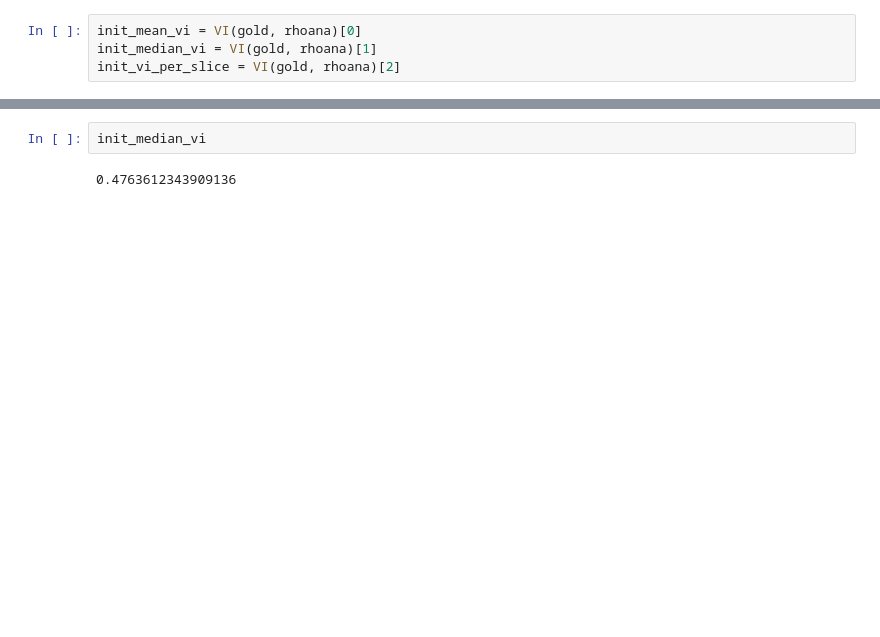
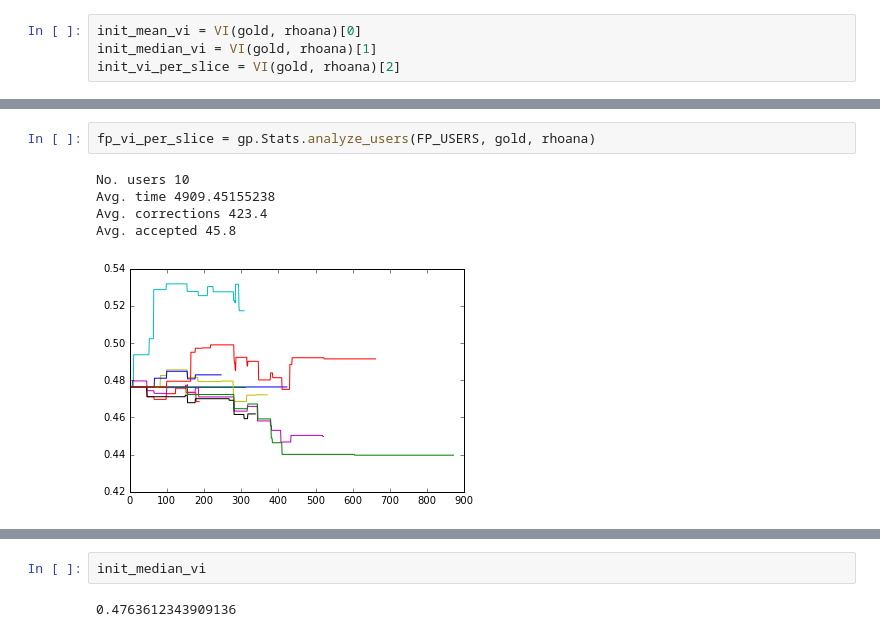
Before and after one commit to VCG/gp, a Jupyter notebook: ipy_test/LOAD_USER.ipynb, the cells around one changed output, grey strips where cells are left out. Saved outputs shown, nothing was run; the diff lists cells and outputs as text; blank space fills up the shorter version.

```diff
--- a/ipy_test/LOAD_USER.ipynb
+++ b/ipy_test/LOAD_USER.ipynb
@@ -189,0 +49,8 @@ gp_vi_per_slice
+# %%
+fp_vi_per_slice = gp.Stats.analyze_users(FP_USERS, gold, rhoana)
+# %% [output]
+No. users 10
+Avg. time 4909.45155238
+Avg. corrections 423.4
+Avg. accepted 45.8
+[figure, added]
```
Also changed, not shown: parts of 39 cells of this notebook, 9 other files.
